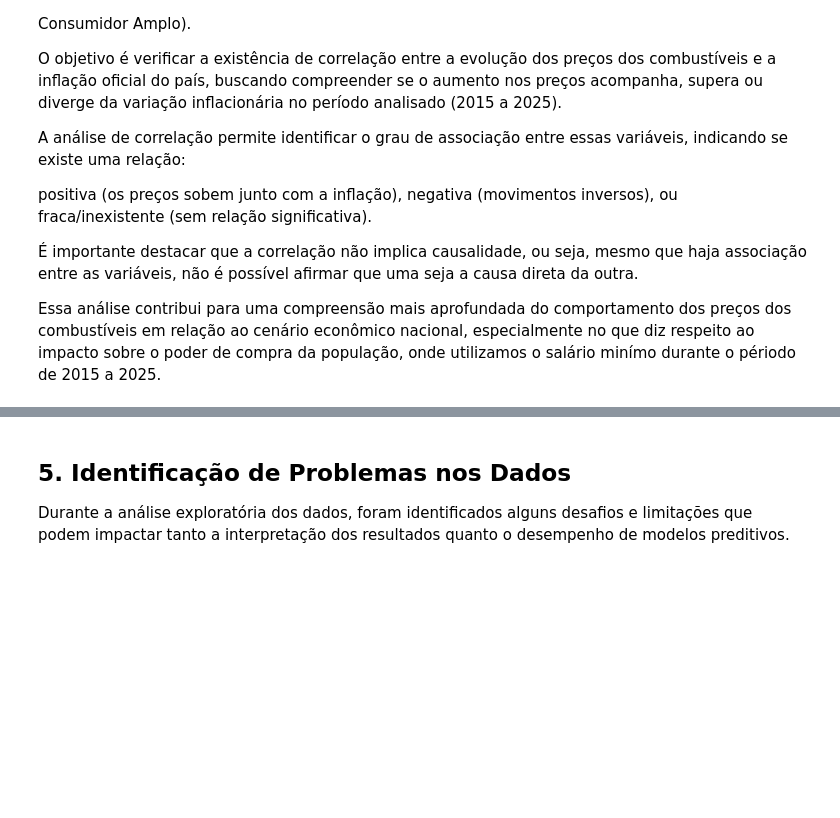
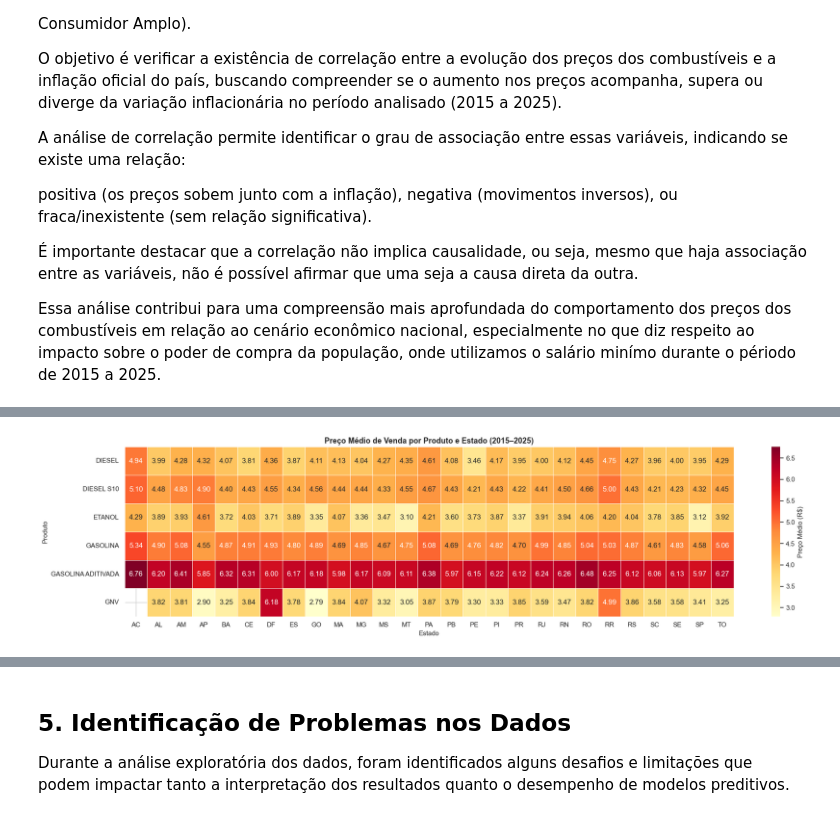
Before and after one commit to LucasCabra7/precos-combustiveis-brasil-2015-2025, a Jupyter notebook: Grupo_4_Análise_Exploratória_e_Modelagem_Preditiva_dos_Preços_de_Combustíveis_no_Brasil_(2015–2025).ipynb, the cells around one changed output, grey strips where cells are left out. Saved outputs shown, nothing was run; the diff lists cells and outputs as text; code cells hidden in the pictures; blank space fills up the shorter version.

Commit message:
Adição do código de Análise de Distribuições e Visualizações

```diff
--- a/Grupo_4_Análise_Exploratória_e_Modelagem_Preditiva_dos_Preços_de_Combustíveis_no_Brasil_(2015–2025).ipynb
+++ b/Grupo_4_Análise_Exploratória_e_Modelagem_Preditiva_dos_Preços_de_Combustíveis_no_Brasil_(2015–2025).ipynb
@@ -798,0 +330,16 @@ Essa análise contribui para uma compreensão mais aprofundada do comportamento
+# %%
+import warnings
+warnings.filterwarnings('ignore')
+
+# Visualizações
+sns.set_theme(style="whitegrid", palette="muted")
+plt.rcParams["figure.figsize"] = (12, 5)
+plt.rcParams["axes.titlesize"] = 14
+plt.rcParams["axes.labelsize"] = 12
+
+# Amostra para gráficos pesados
+df_amostra = data_Frame.sample(n=50_000, random_state=42)
+
+# Top 4 produtos mais frequentes
+top_produtos = data_Frame['Produto'].value_counts().head(4).index
+df_top = df_amostra[df_amostra['Produto'].isin(top_produtos)]
@@ -798,0 +362,82 @@ Essa análise contribui para uma compreensão mais aprofundada do comportamento
+# %%
+class VisualizadorDescritivoValorDeVendaPorProduto:
+    def __init__(self, dataframe: pd.DataFrame):
+        self.dataframe = dataframe
+        self._configurar_estilo()
+
+    def _configurar_estilo(self):
+        sns.set_theme(style="whitegrid", palette="muted")
+        plt.rcParams["axes.titlesize"] = 13
+        plt.rcParams["axes.labelsize"] = 11
+
+    def _calcular_estatisticas(self):
+        return (
+            self.dataframe
+            .groupby(['Produto', 'Estado - Sigla'])['Valor de Venda']
+            .describe()
+            .round(2)
+        )
+
+    def plotar_heatmap_media_por_estado(self):
+        """Heatmap: preço médio por Produto x Estado"""
+        estatisticas = self._calcular_estatisticas()
+        pivot = estatisticas['mean'].unstack(level='Estado - Sigla')
+
+        fig, ax = plt.subplots(figsize=(20, 5))
+        sns.heatmap(
+            pivot,
+            annot=True,
+            fmt='.2f',
+            cmap='YlOrRd',
+            linewidths=0.4,
+            ax=ax,
+            cbar_kws={'label': 'Preço Médio (R$)'}
+        )
+        ax.set_title('Preço Médio de Venda por Produto e Estado (2015–2025)', fontweight='bold')
+        ax.set_xlabel('Estado')
+        ax.set_ylabel('Produto')
+        plt.tight_layout()
+        plt.savefig('viz_heatmap_produto_estado.png', dpi=150, bbox_inches='tight')
+        plt.show()
+
+    def plotar_barras_media_desvio_por_produto(self):
+        """Barras horizontais: média ± desvio padrão por produto"""
+        estatisticas = self._calcular_estatisticas()
+        resumo = (
+            estatisticas[['mean', 'std']]
+            .groupby(level='Produto')
+            .mean()
+            .sort_values('mean', ascending=True)
+        )
+
+        fig, ax = plt.subplots(figsize=(10, 5))
+        bars = ax.barh(
+            resumo.index,
+            resumo['mean'],
+            xerr=resumo['std'],
+            color=['#E63946', '#F4A261', '#2A9D8F', '#457B9D', '#9B5DE5', '#F72585'],
+            edgecolor='white',
+            capsize=4,
+            alpha=0.85
+        )
+        ax.set_title('Preço Médio de Venda por Combustível com Desvio Padrão', fontweight='bold')
+        ax.set_xlabel('Preço Médio (R$)')
+        ax.set_ylabel('Produto')
+
+        for bar, val in zip(bars, resumo['mean']):
+            ax.text(val + 0.05, bar.get_y() + bar.get_height() / 2,
+                    f'R$ {val:.2f}', va='center', fontsize=9)
+
+        plt.tight_layout()
+        plt.savefig('viz_barras_media_produto.png', dpi=150, bbox_inches='tight')
+        plt.show()
+
+    def gerar_visualizacoes_completas(self):
+        self.plotar_heatmap_media_por_estado()
+        self.plotar_barras_media_desvio_por_produto()
+
+
+# Instância e execução
+viz_descritivo = VisualizadorDescritivoValorDeVendaPorProduto(dataframe=data_Frame)
+viz_descritivo.gerar_visualizacoes_completas()
+# %% [output]
@@ -798,0 +445 @@ Essa análise contribui para uma compreensão mais aprofundada do comportamento
+[figure, added]
```
Also changed, not shown: parts of 19 cells of this notebook, 1 other file.
